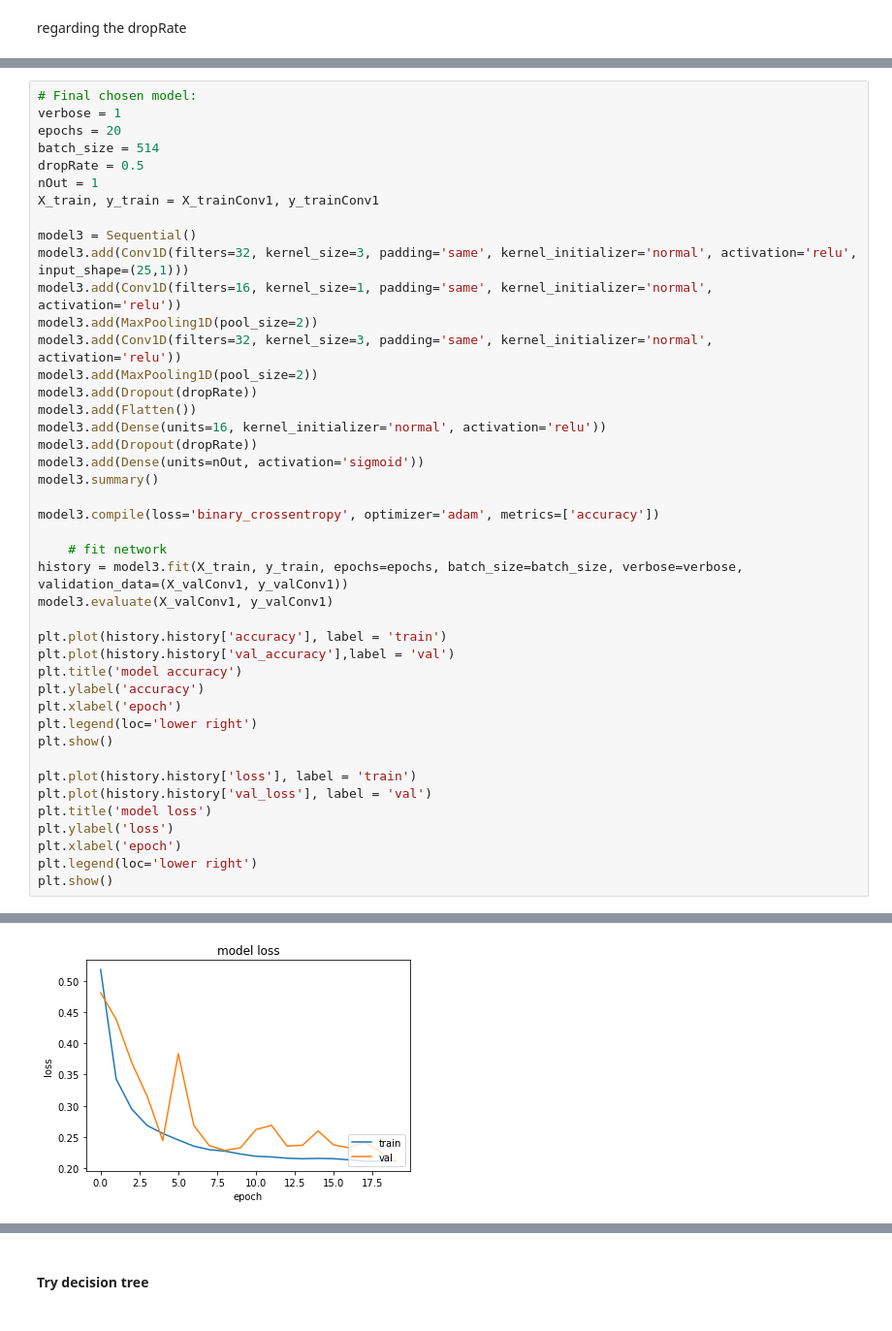
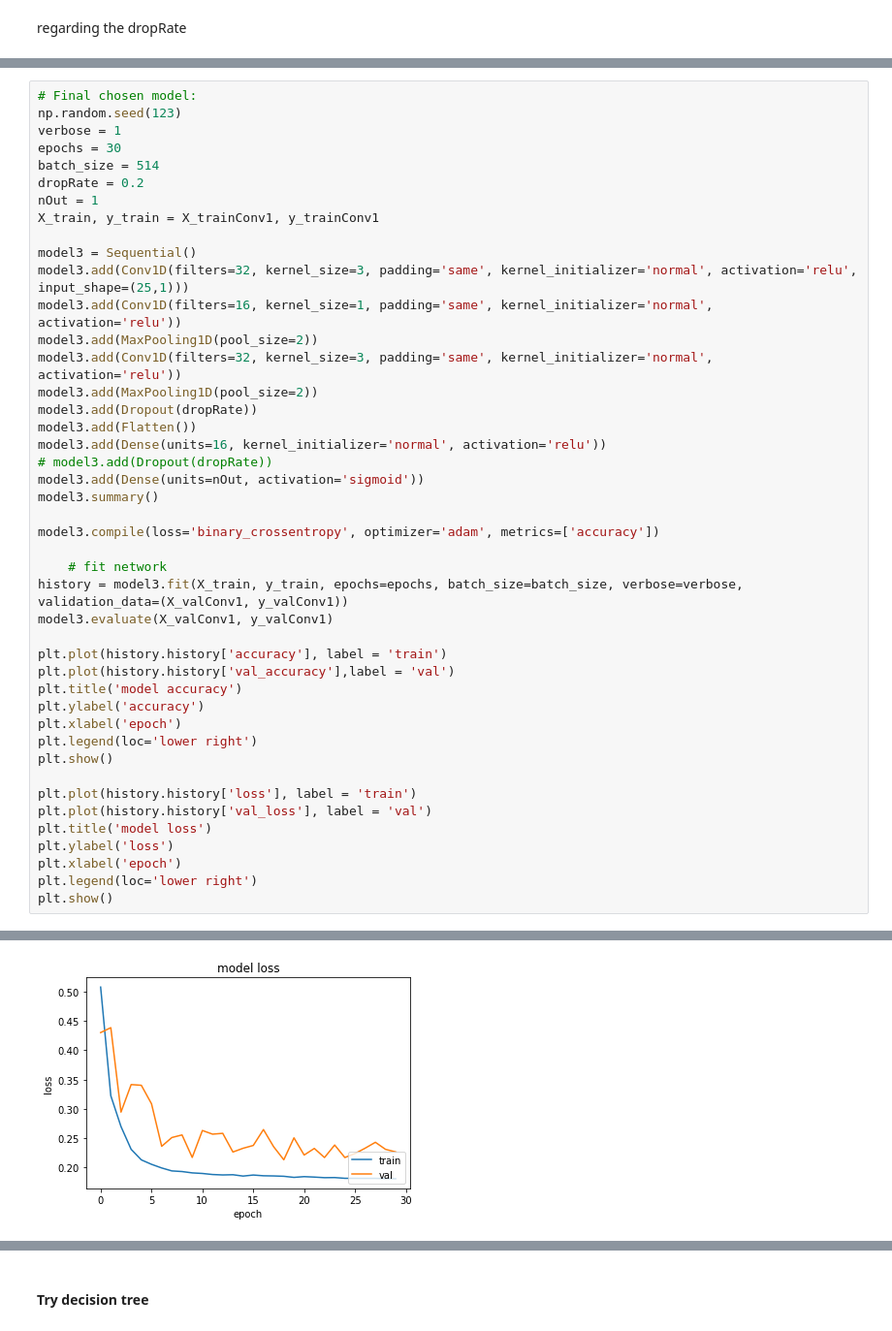
Before and after one commit to Tinaisha/ECON705-Project, a Jupyter notebook: mainPart1.ipynb, the cells around one changed output, grey strips where cells are left out. Shown at 97% size. Cells and saved outputs as stored; diff of their text form.

```diff
--- a/mainPart1.ipynb
+++ b/mainPart1.ipynb
@@ -1709,9 +1672,10 @@ Hidden: 92.59% (0.19%)
 # %%
 # Final chosen model:
+np.random.seed(123)
 verbose = 1
-epochs = 20
+epochs = 30
 batch_size = 514
-dropRate = 0.5
+dropRate = 0.2
 nOut = 1
 X_train, y_train = X_trainConv1, y_trainConv1
 
@@ -1724,7 +1688,7 @@ model3.add(MaxPooling1D(pool_size=2))
 model3.add(Dropout(dropRate))
 model3.add(Flatten())
 model3.add(Dense(units=16, kernel_initializer='normal', activation='relu'))
-model3.add(Dropout(dropRate))
+# model3.add(Dropout(dropRate))
 model3.add(Dense(units=nOut, activation='sigmoid'))
 model3.summary()
 
@@ -1771 +1735 @@ Epoch 20/20
-[figure, old version]
+[figure, new version]
```
Also changed, not shown: parts of 28 cells of this notebook, 3 other files.
